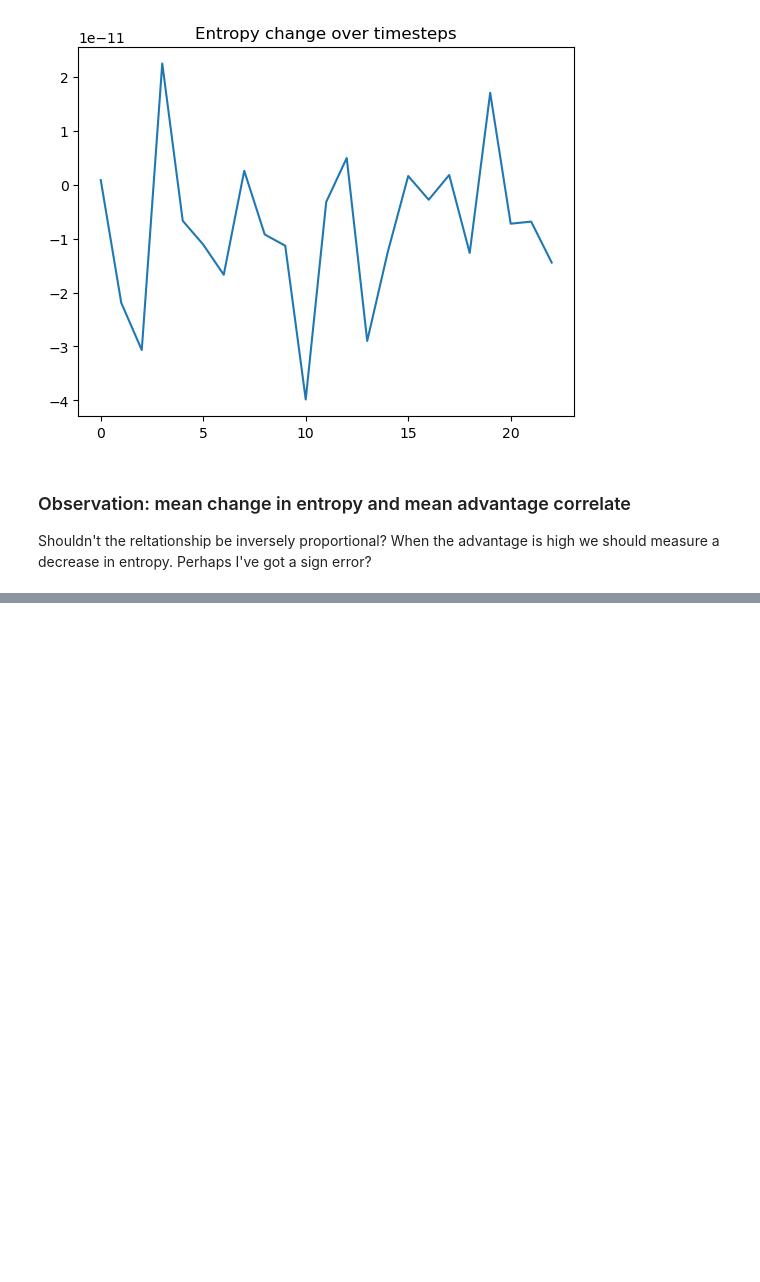
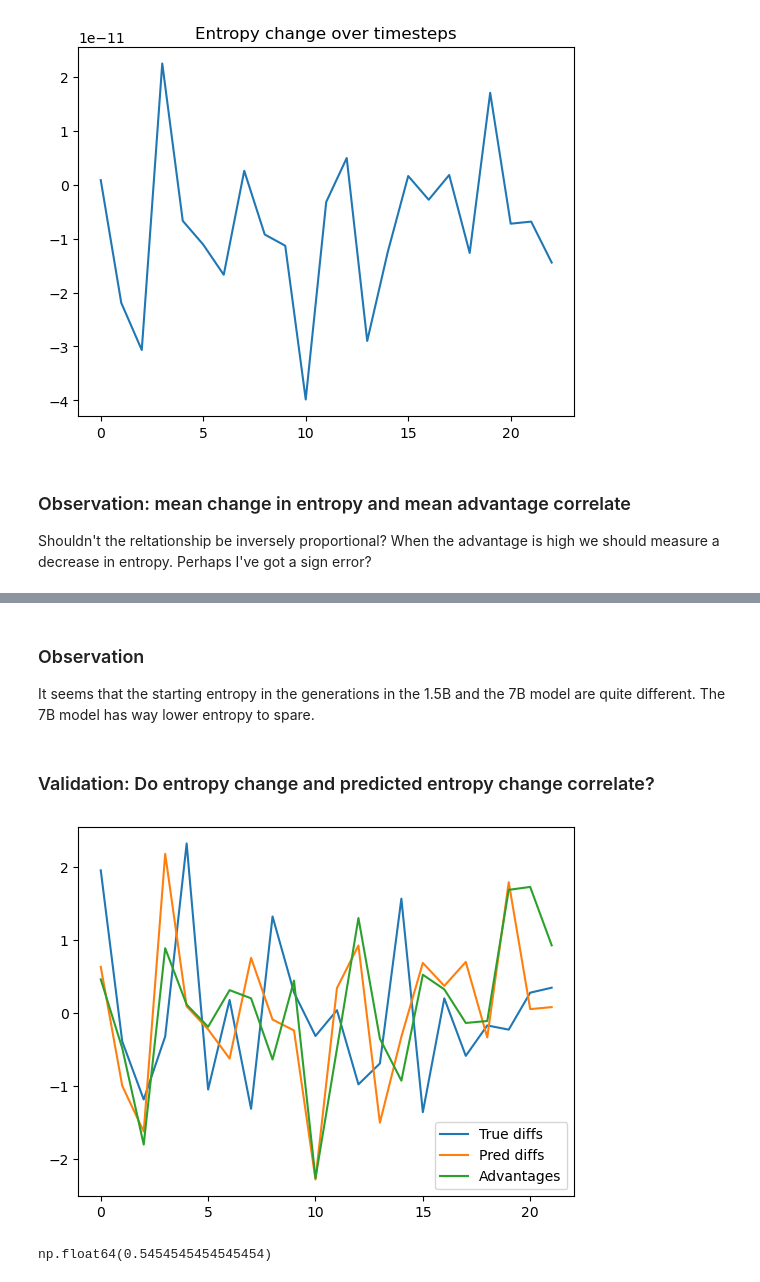
Before and after one commit to brendel-group/verl, a Jupyter notebook: workspace/plots/entropy_analysis.ipynb, the cells around one changed output, grey strips where cells are left out. Saved outputs shown, nothing was run; the diff lists cells and outputs as text; code cells hidden in the pictures; blank space fills up the shorter version.

Commit message:
entropy delta masking

```diff
--- a/workspace/plots/entropy_analysis.ipynb
+++ b/workspace/plots/entropy_analysis.ipynb
@@ -57,0 +41,4 @@ Shouldn't the reltationship be inversely proportional? When the advantage is hig
+# %%
+# look at regular entropy
+metrics_path = path.parent / 'metrics.jsonl'
+metrics = pd.read_json(metrics_path, lines=True)
@@ -57,0 +83,31 @@ Shouldn't the reltationship be inversely proportional? When the advantage is hig
+# %% [markdown]
+### Observation
+
+It seems that the starting entropy in the generations in the 1.5B and the 7B model are quite different. The 7B model has way lower entropy to spare.
+# %% [markdown]
+### Validation: Do entropy change and predicted entropy change correlate?
+# %%
+import numpy as np
+true_entropy = metrics['actor/entropy'].to_numpy()
+true_entropy_diffs = np.diff(true_entropy)
+pred_entropy_diffs = np.array([ent[ent != 0].mean() for ent in entropies])
+advantages = np.array([ad[ad != 0].mean() for ad in advs])
+
+true_entropy_diffs = (true_entropy_diffs - true_entropy_diffs.mean()) / true_entropy_diffs.std()
+pred_entropy_diffs = (pred_entropy_diffs - pred_entropy_diffs.mean()) / pred_entropy_diffs.std()
+pred_entropy_diffs = pred_entropy_diffs[:-1]
+
+advantages = (advantages - advantages.mean()) / advantages.std()
+advantages = advantages[:-1]
+# %%
+plt.plot(true_entropy_diffs, label='True diffs')
+plt.plot(pred_entropy_diffs, label='Pred diffs')
+plt.plot(advantages, label='Advantages')
+plt.legend()
+plt.show()
+# %% [output]
+[figure, added]
+# %%
+((true_entropy_diffs * pred_entropy_diffs) > 0).sum() / true_entropy_diffs.shape[0]
+# %% [output]
+np.float64(0.5454545454545454)
```
Also changed, not shown: parts of 15 cells of this notebook, 6 other files.
